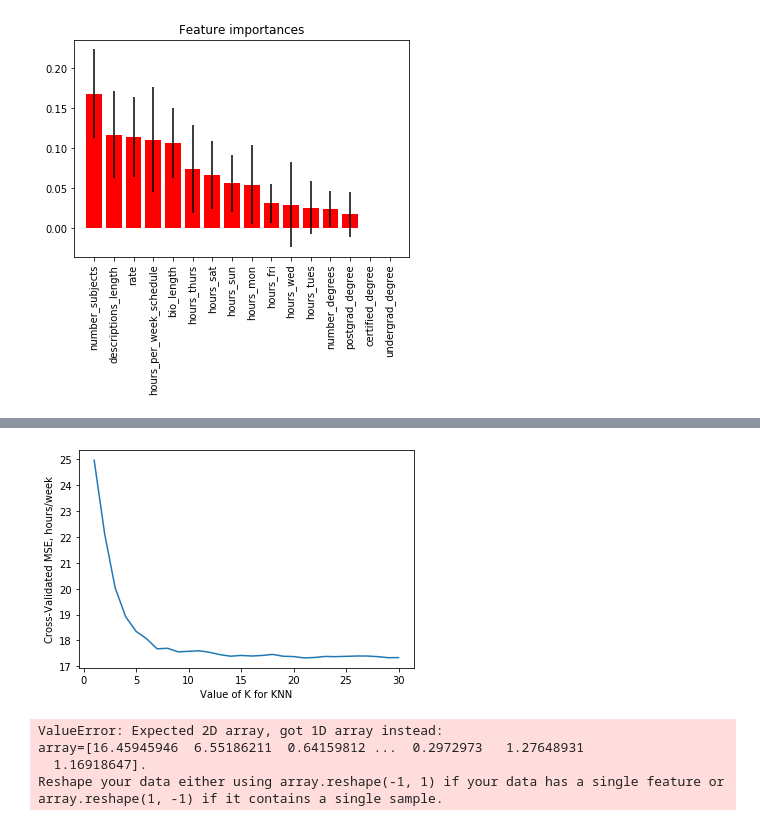
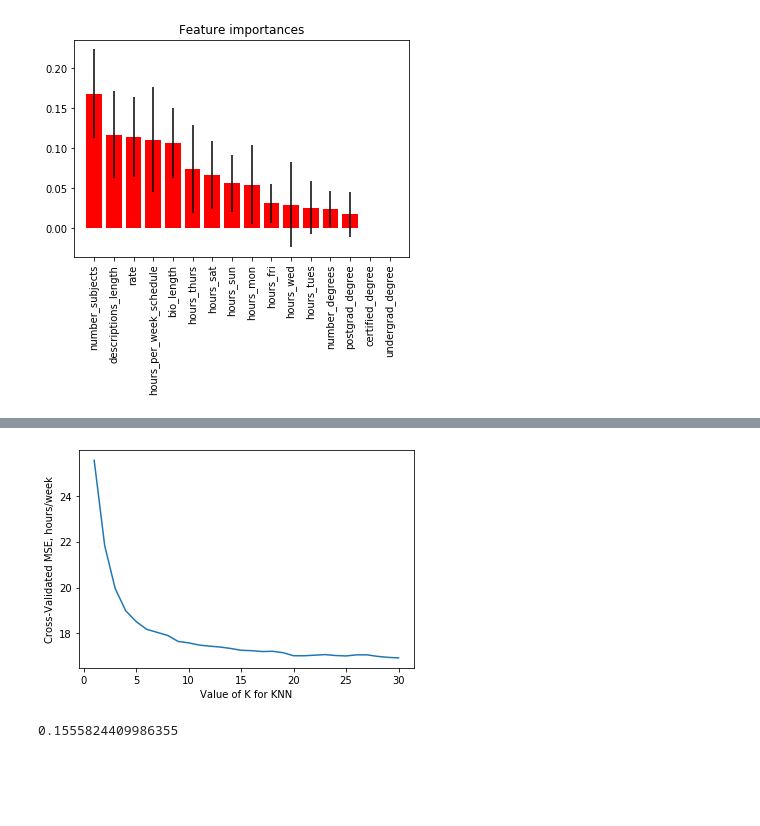
Before and after one commit to vijayoct27/tutor_prediction, a Jupyter notebook: tutor_eda.ipynb, the cells around one changed output, grey strips where cells are left out. Cells and saved outputs as stored; diff of their text form; code cells hidden in the pictures; blank space fills up the shorter version.

```diff
--- a/tutor_eda.ipynb
+++ b/tutor_eda.ipynb
@@ -222,3 +222,6 @@ feature postgrad_degree (0.02)
 feature certified_degree (0.00)
 feature undergrad_degree (0.00)
 [figure]
+# %%
+X_rs = (X-X.min()) / (X.max()-X.min())
+y_rs = (y - y.min()) / (y.max()-y.min())
@@ -224,0 +244,13 @@ feature undergrad_degree (0.00)
+# %%
+#X_rs = X_rs.drop(columns=(['hours_per_week_estimate', 'undergrad_degree'] + cols_to_drop))
+y_rs = df_eng['hours_per_week_estimate']
+for i in range(10):
+
+    X_sub = X_rs[test[:(i+1)]]
+
+    knn = KNeighborsRegressor(weights='distance', n_neighbors = 10)
+    X_train, X_test, y_train, y_test = train_test_split(X_sub, y_rs, test_size=0.2, random_state=0)
+
+    knn.fit(X_train, y_train)
+    y_predict = knn.predict(X_test)
+    print(i+1, ' features', ' ', r2_score(y_test, y_predict))
@@ -225,36 +268,24 @@ feature undergrad_degree (0.00)
 # %%
 k_range = range(1, 31)
 k_scores = []
-X_top = X
+X_top = X_rs[['rate', 'bio_length',
+            'hours_sat', 'hours_per_week_schedule', 'descriptions_length', 'number_subjects']]
 for k in k_range:
     knn = KNeighborsRegressor(n_neighbors = k)
-    loss = abs(cross_val_score(knn, X_top, y, cv=5, scoring='neg_mean_squared_error'))
+    loss = abs(cross_val_score(knn, X_top, y_rs, cv=5, scoring='neg_mean_squared_error'))
     k_scores.append(loss.mean())
 plt.plot(k_range, k_scores)
 plt.xlabel('Value of K for KNN')
 plt.ylabel('Cross-Validated MSE, hours/week')
 plt.show()
 # %% [output]
-[figure, old version]
+[figure, new version]
-# %%
-scaler = MinMaxScaler()
-X_scaled = scaler.fit_transform(X)
-y_scaled = scaler.fit_transform(y)
-# %% [output]
-ValueError: Expected 2D array, got 1D array instead:
-array=[16.45945946  6.55186211  0.64159812 ...  0.2972973   1.27648931
-  1.16918647].
-Reshape your data either using array.reshape(-1, 1) if your data has a single feature or array.reshape(1, -1) if it contains a single sample.
 # %%
-X = df_eng.drop(columns=(['hours_per_week_estimate'] + cols_to_drop))
-y = df_eng['hours_per_week_estimate']
-for i in range(len(test)):
+knn = KNeighborsRegressor(weights='distance', n_neighbors = 10)
+X_train, X_test, y_train, y_test = train_test_split(X_top, y_rs, test_size=0.2, random_state=0)
 
-    X_sub = X[test[:(i+1)]]
-
-    knn = KNeighborsRegressor(weights='distance', n_neighbors = 14)
-    X_train, X_test, y_train, y_test = train_test_split(X_sub, y, test_size=0.2, random_state=0)
-
-    knn.fit(X_train, y_train)
-    y_predict = knn.predict(X_test)
-    print(i, ' features', ' ', r2_score(y_test, y_predict))
+knn.fit(X_train, y_train)
+y_predict = knn.predict(X_test)
+print(r2_score(y_test, y_predict))
+# %% [output]
+0.1555824409986355
```
Also changed, not shown: parts of 2 cells of this notebook, 1 other file.
